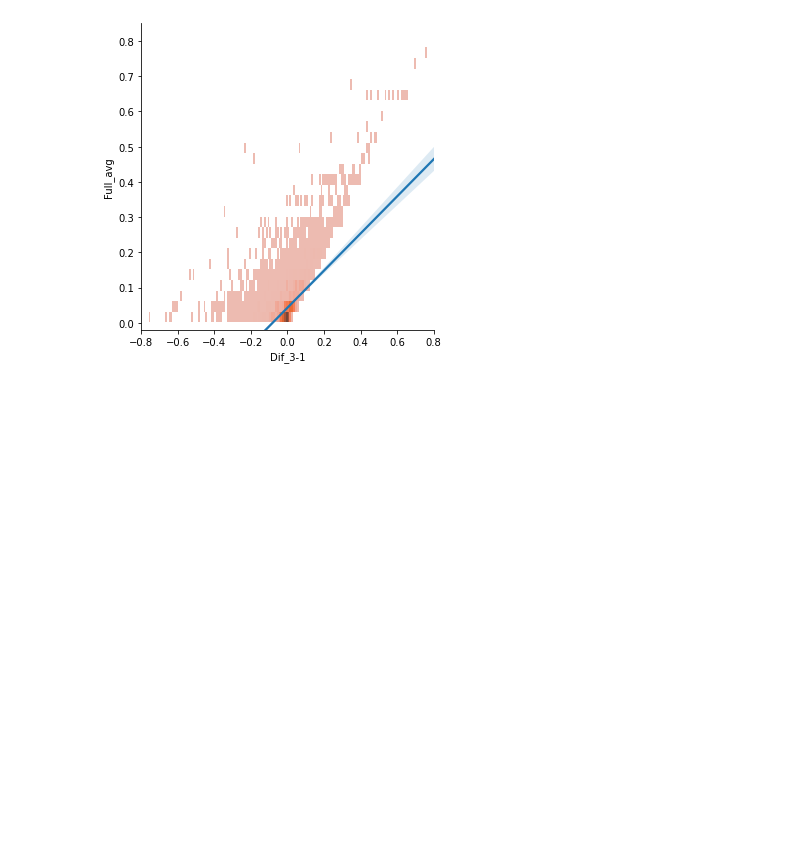
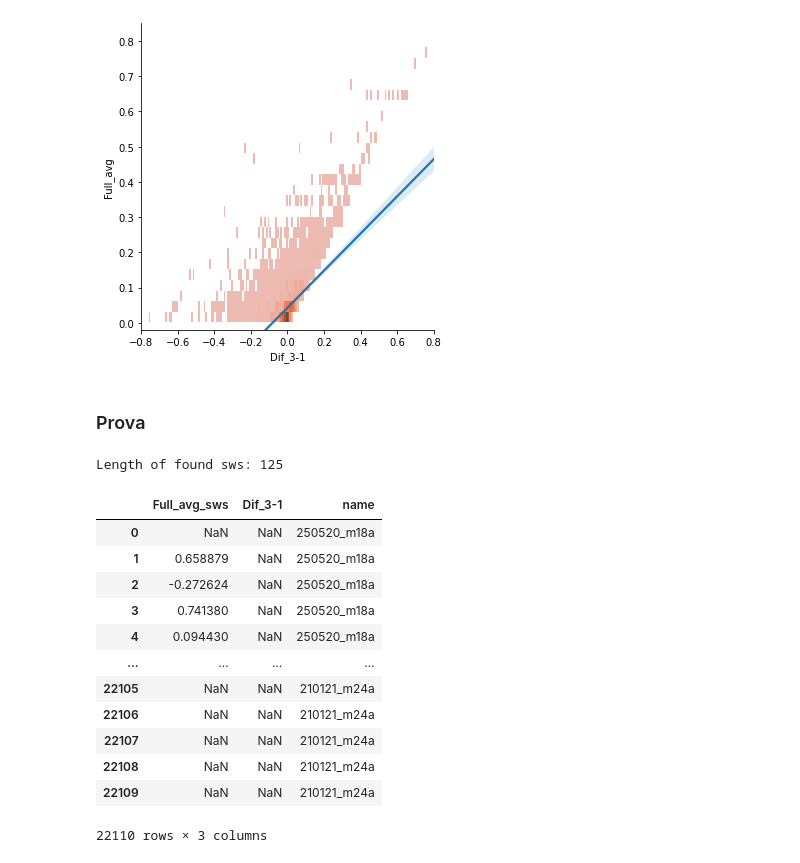
Before and after one commit to NimaMojtahedi/SleepAnalyses, a Jupyter notebook: Correlation_analysis_for_RTM.ipynb, the cells around one changed output. Saved outputs shown, nothing was run; the diff lists cells and outputs as text; code cells hidden in the pictures; blank space fills up the shorter version.

```diff
--- a/Correlation_analysis_for_RTM.ipynb
+++ b/Correlation_analysis_for_RTM.ipynb
@@ -454,3 +460,47 @@ g.tight_layout()
   #  df_typ2_firing.to_csv(path_or_buf=file_save_add + 'L:/analysis_nima/statistics_epoch_based/correlation_RTM/prova.csv')
 # %% [output]
 [figure]
+# %% [markdown]
+### Prova
+# %%
+# swsn -in between we don't care- swsn+1
+# awakeN -in between we don't care-awakeN+1
+# remN -in between we don't care-REMn+1
+
+df_typ2_firing = pd.DataFrame()
+
+# find all sws indices
+sws_ind = []
+sws_ind = [i for i, epoch in enumerate(data_list) if epoch["hypnoState"] == -3 ]
+print(f"Length of found sws: {len(sws_ind)}")
+
+for i, ind in enumerate(sws_ind):
+    if i < len(sws_ind)-1:
+        try:
+            if (data_list[sws_ind[i]]["mouseName"] == data_list[sws_ind[i+1]]["mouseName"]) :
+                my_diff = []
+                my_diff = data_list[sws_ind[i]]["div_avg_firing_perSecond_zscore"][2] - data_list[sws_ind[i+1]]["div_avg_firing_perSecond_zscore"][0]
+                df_typ2_firing = df_typ2_firing.append(pd.DataFrame({'Full_avg_sws':data_list[sws_ind[i]]['avg_firing_perSecond_zscore'],
+                                                             "Dif_3-1":my_diff,
+                                                             'name':data_list[sws_ind[i]]["mouseName"]
+                                                            }), ignore_index = True)
+        except:
+            print(i)
+# %% [output]
+Length of found sws: 125
+# %%
+df_typ2_firing
+# %% [output]
+|  | Full_avg_sws | Dif_3-1 | name |
+| 0 | NaN | NaN | 250520_m18a |
+| 1 | 0.658879 | NaN | 250520_m18a |
+| 2 | -0.272624 | NaN | 250520_m18a |
+| 3 | 0.741380 | NaN | 250520_m18a |
+| 4 | 0.094430 | NaN | 250520_m18a |
+| ... | ... | ... | ... |
+| 22105 | NaN | NaN | 210121_m24a |
+| 22106 | NaN | NaN | 210121_m24a |
+| 22107 | NaN | NaN | 210121_m24a |
+| 22108 | NaN | NaN | 210121_m24a |
+| 22109 | NaN | NaN | 210121_m24a |
+22110 rows × 3 columns
```
Also changed, not shown: parts of 7 cells of this notebook, 9 other files.
